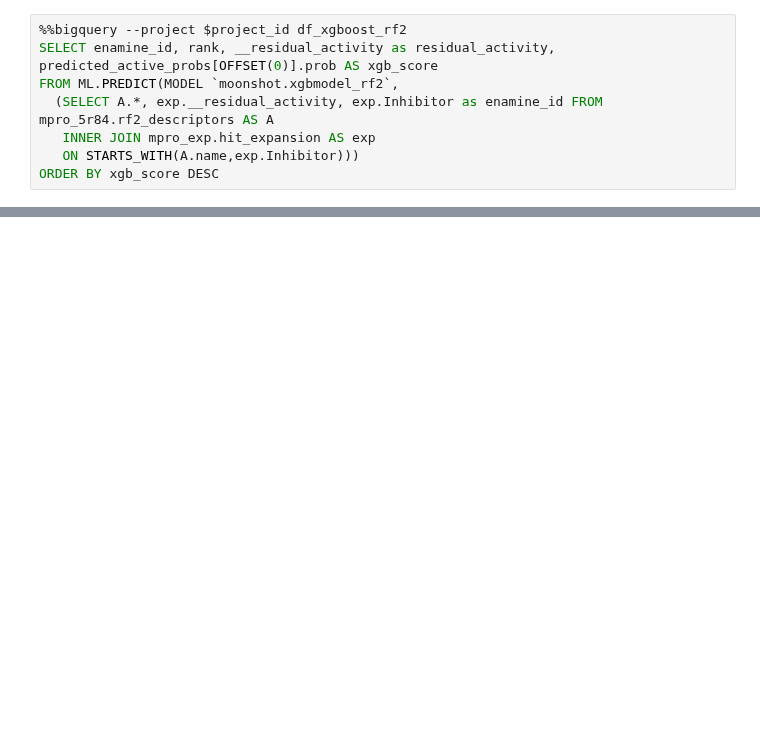
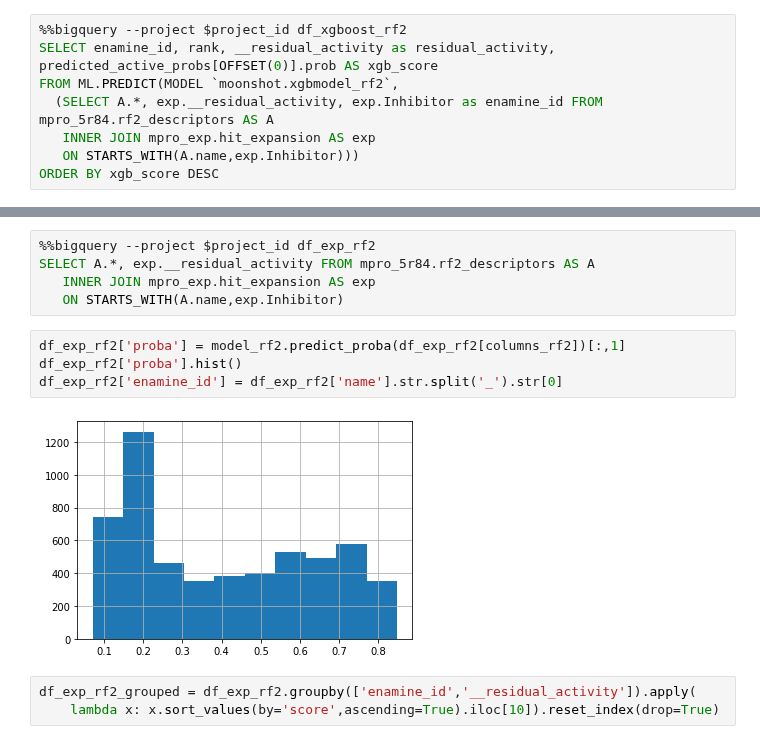
Before and after one commit to jglaser/gigadocking_notebooks, a Jupyter notebook: ML.ipynb, the cells around one changed output, grey strips where cells are left out. Saved outputs shown, nothing was run; the diff lists cells and outputs as text; blank space fills up the shorter version.

```diff
--- a/ML.ipynb
+++ b/ML.ipynb
@@ -717,0 +707,14 @@ plt.show()
+# %%
+%%bigquery --project $project_id df_exp_rf2
+SELECT A.*, exp.__residual_activity FROM mpro_5r84.rf2_descriptors AS A
+   INNER JOIN mpro_exp.hit_expansion AS exp
+   ON STARTS_WITH(A.name,exp.Inhibitor)
+# %%
+df_exp_rf2['proba'] = model_rf2.predict_proba(df_exp_rf2[columns_rf2])[:,1]
+df_exp_rf2['proba'].hist()
+df_exp_rf2['enamine_id'] = df_exp_rf2['name'].str.split('_').str[0]
+# %% [output]
+[figure, added]
+# %%
+df_exp_rf2_grouped = df_exp_rf2.groupby(['enamine_id','__residual_activity']).apply(
+    lambda x: x.sort_values(by='score',ascending=True).iloc[10]).reset_index(drop=True)
```
Also changed, not shown: parts of 15 cells of this notebook.
